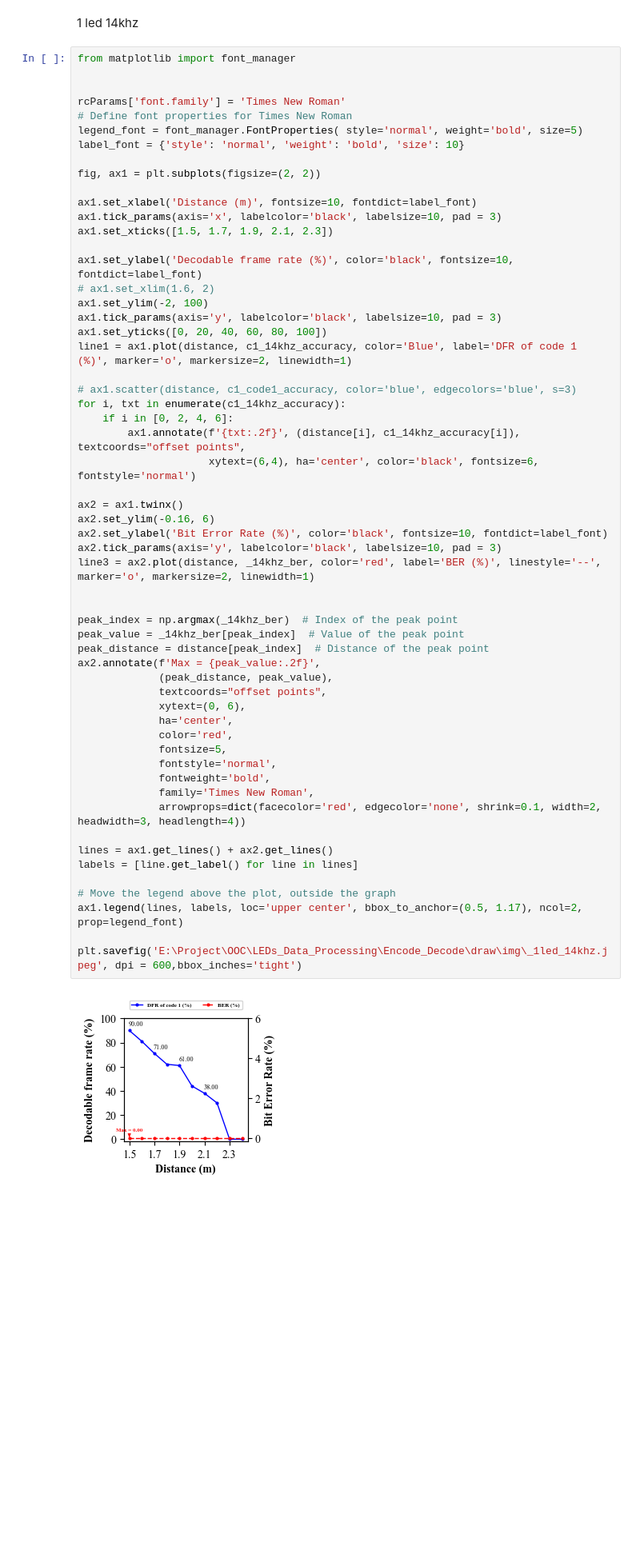
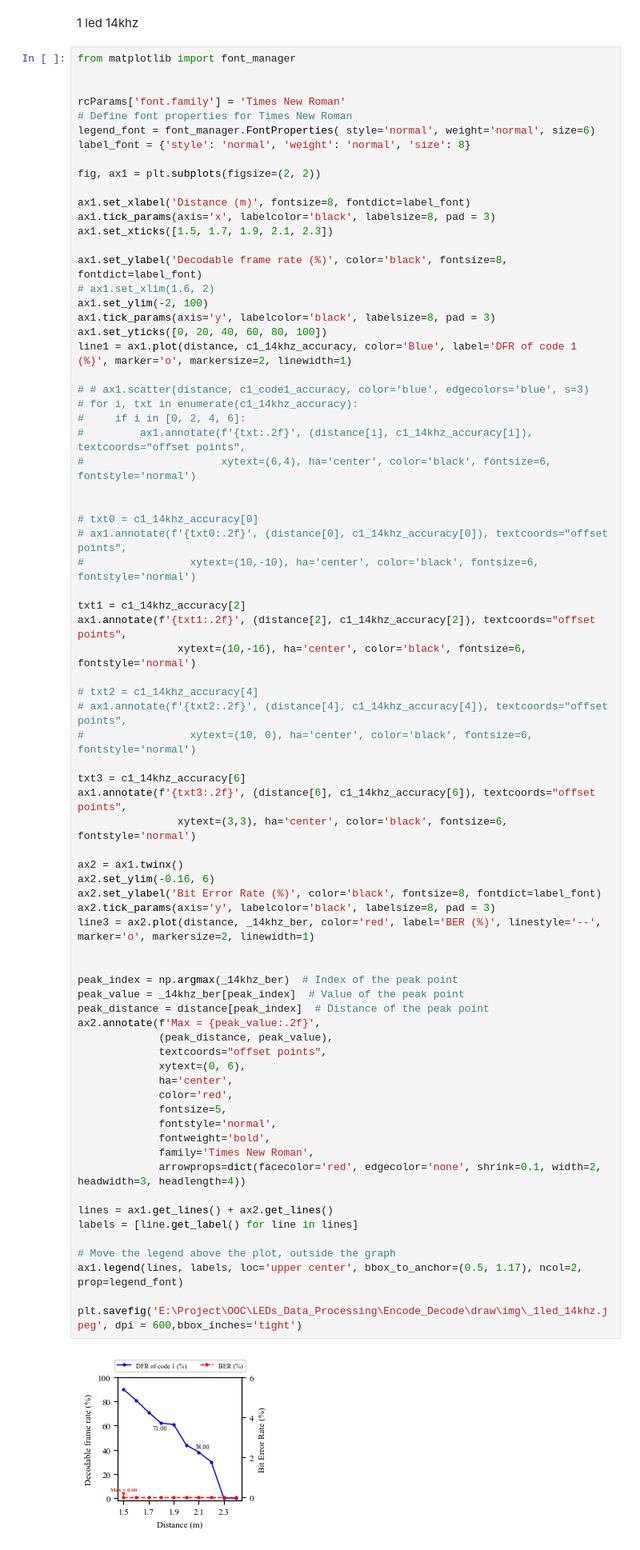
Before and after one commit to nguyendinhquan140701/LEDs_Data_Processing, a Jupyter notebook: Encode_Decode/draw/chart_MPPM.ipynb, the cells around one changed output. Shown at 80% size. Cells and saved outputs as stored; diff of their text form; blank space fills up the shorter version.

```diff
--- a/Encode_Decode/draw/chart_MPPM.ipynb
+++ b/Encode_Decode/draw/chart_MPPM.ipynb
@@ -49,59 +49,76 @@ from matplotlib import font_manager
 
 rcParams['font.family'] = 'Times New Roman'
 # Define font properties for Times New Roman
-legend_font = font_manager.FontProperties( style='normal', weight='bold', size=5)
-label_font = {'style': 'normal', 'weight': 'bold', 'size': 10}
+legend_font = font_manager.FontProperties( style='normal', weight='normal', size=6)
+label_font = {'style': 'normal', 'weight': 'normal', 'size': 8}
 
 fig, ax1 = plt.subplots(figsize=(2, 2))
 
-ax1.set_xlabel('Distance (m)', fontsize=10, fontdict=label_font)
-ax1.tick_params(axis='x', labelcolor='black', labelsize=10, pad = 3)
+ax1.set_xlabel('Distance (m)', fontsize=8, fontdict=label_font)
+ax1.tick_params(axis='x', labelcolor='black', labelsize=8, pad = 3)
 ax1.set_xticks([1.5, 1.7, 1.9, 2.1, 2.3])
 
-ax1.set_ylabel('Decodable frame rate (%)', color='black', fontsize=10, fontdict=label_font)
+ax1.set_ylabel('Decodable frame rate (%)', color='black', fontsize=8, fontdict=label_font)
 # ax1.set_xlim(1.6, 2)
 ax1.set_ylim(-2, 100)
-ax1.tick_params(axis='y', labelcolor='black', labelsize=10, pad = 3)
+ax1.tick_params(axis='y', labelcolor='black', labelsize=8, pad = 3)
 ax1.set_yticks([0, 20, 40, 60, 80, 100])
 line1 = ax1.plot(distance, c1_14khz_accuracy, color='Blue', label='DFR of code 1 (%)', marker='o', markersize=2, linewidth=1)
 
-# ax1.scatter(distance, c1_code1_accuracy, color='blue', edgecolors='blue', s=3)
-for i, txt in enumerate(c1_14khz_accuracy):
-    if i in [0, 2, 4, 6]:
-        ax1.annotate(f'{txt:.2f}', (distance[i], c1_14khz_accuracy[i]), textcoords="offset points",
-                     xytext=(6,4), ha='center', color='black', fontsize=6, fontstyle='normal')
+# # ax1.scatter(distance, c1_code1_accuracy, color='blue', edgecolors='blue', s=3)
+# for i, txt in enumerate(c1_14khz_accuracy):
+#     if i in [0, 2, 4, 6]:
+#         ax1.annotate(f'{txt:.2f}', (distance[i], c1_14khz_accuracy[i]), textcoords="offset points",
+#                      xytext=(6,4), ha='center', color='black', fontsize=6, fontstyle='normal')
+
+
+# txt0 = c1_14khz_accuracy[0]
+# ax1.annotate(f'{txt0:.2f}', (distance[0], c1_14khz_accuracy[0]), textcoords="offset points",
+#                 xytext=(10,-10), ha='center', color='black', fontsize=6, fontstyle='normal')
+
+txt1 = c1_14khz_accuracy[2]
+ax1.annotate(f'{txt1:.2f}', (distance[2], c1_14khz_accuracy[2]), textcoords="offset points",
+                xytext=(10,-16), ha='center', color='black', fontsize=6, fontstyle='normal')
+
+# txt2 = c1_14khz_accuracy[4]
+# ax1.annotate(f'{txt2:.2f}', (distance[4], c1_14khz_accuracy[4]), textcoords="offset points",
+#                 xytext=(10, 0), ha='center', color='black', fontsize=6, fontstyle='normal')
+
+txt3 = c1_14khz_accuracy[6]
+ax1.annotate(f'{txt3:.2f}', (distance[6], c1_14khz_accuracy[6]), textcoords="offset points",
+                xytext=(3,3), ha='center', color='black', fontsize=6, fontstyle='normal')
 
 ax2 = ax1.twinx()
 ax2.set_ylim(-0.16, 6)
-ax2.set_ylabel('Bit Error Rate (%)', color='black', fontsize=10, fontdict=label_font)
-ax2.tick_params(axis='y', labelcolor='black', labelsize=10, pad = 3)
+ax2.set_ylabel('Bit Error Rate (%)', color='black', fontsize=8, fontdict=label_font)
+ax2.tick_params(axis='y', labelcolor='black', labelsize=8, pad = 3)
 line3 = ax2.plot(distance, _14khz_ber, color='red', label='BER (%)', linestyle='--', marker='o', markersize=2, linewidth=1)
 
 
 peak_index = np.argmax(_14khz_ber)  # Index of the peak point
 peak_value = _14khz_ber[peak_index]  # Value of the peak point
 peak_distance = distance[peak_index]  # Distance of the peak point
 ax2.annotate(f'Max = {peak_value:.2f}',
              (peak_distance, peak_value),
              textcoords="offset points",
              xytext=(0, 6),
              ha='center',
              color='red',
              fontsize=5,
              fontstyle='normal',
              fontweight='bold',
              family='Times New Roman',
              arrowprops=dict(facecolor='red', edgecolor='none', shrink=0.1, width=2, headwidth=3, headlength=4))
 
 lines = ax1.get_lines() + ax2.get_lines()
 labels = [line.get_label() for line in lines]
 
 # Move the legend above the plot, outside the graph
 ax1.legend(lines, labels, loc='upper center', bbox_to_anchor=(0.5, 1.17), ncol=2, prop=legend_font)
 
 plt.savefig('E:\Project\OOC\LEDs_Data_Processing\Encode_Decode\draw\img\_1led_14khz.jpeg', dpi = 600,bbox_inches='tight')
 # %% [output]
-[figure, old version]
+[figure, new version]
 # %% [markdown]
 1 led 18khz
 # %%
```
Also changed, not shown: parts of 6 cells of this notebook, 1 other file.
